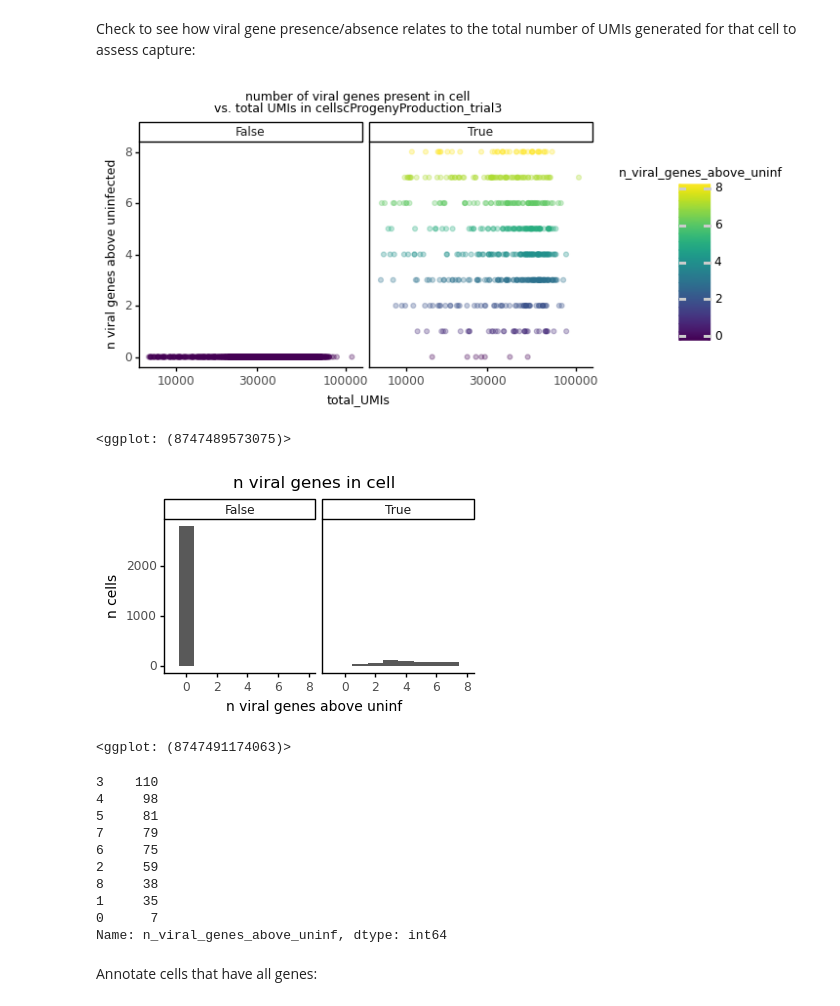
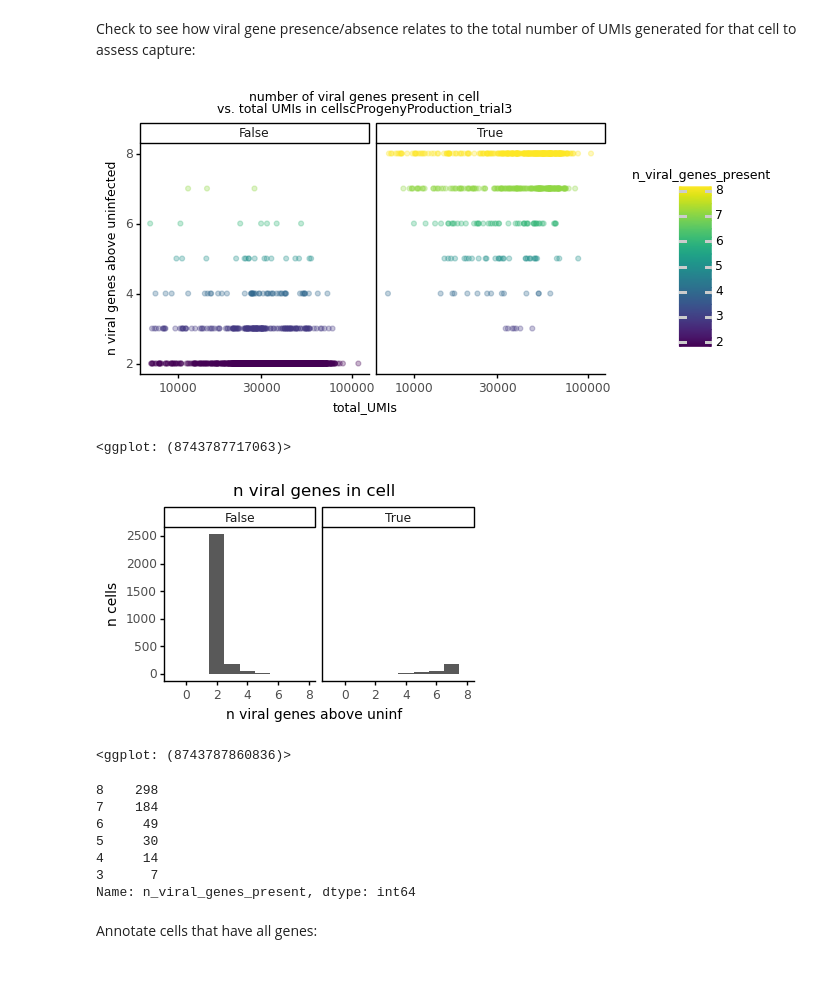
Before and after one commit to jbloomlab/barcoded_flu_pdmH1N1, a Jupyter notebook: scProgenyProduction_analysis.py.ipynb, the cells around one changed output. Saved outputs shown, nothing was run; the diff lists cells and outputs as text; code cells hidden in the pictures; blank space fills up the shorter version.

```diff
--- a/scProgenyProduction_analysis.py.ipynb
+++ b/scProgenyProduction_analysis.py.ipynb
@@ -1170,10 +1231,13 @@ max_uninf
 # %%
 viral_gene_expression_long = pd.merge(
     left=viral_gene_expression_long,
-    right=max_uninf,
+    right=limit,
     on=['gene'],
     how='left'
     )
+
+viral_gene_expression_long['limit_UMIs'] = (viral_gene_expression_long['total_UMIs'] *
+                                            viral_gene_expression_long['limit_frac'])
 viral_gene_expression_long
 # %% [output]
 |  | cell_barcode | infected | infecting_viral_tag | total_UMIs | viral_UMIs | frac_viral_UMIs | gene | ... |
@@ -1194,4 +1255,0 @@ Finally, I will test whether each viral gene is expressed above the maximum back
-# %%
-viral_gene_expression_long['above_uninf'] = (viral_gene_expression_long['frac_UMIs'] >
-                                         viral_gene_expression_long['max_uninfected_frac'])
-viral_gene_expression_long
@@ -1211,0 +1258,11 @@ viral_gene_expression_long
+# %%
+p_cutoff = 0.05
+
+viral_gene_expression_long['uninfected_P'] = (
+    1 - scipy.stats.poisson.cdf(
+        k=viral_gene_expression_long['gene_UMIs'],
+        mu=viral_gene_expression_long['limit_UMIs']))
+
+viral_gene_expression_long['gene_present'] = (viral_gene_expression_long['uninfected_P'] < p_cutoff)
+
+viral_gene_expression_long
@@ -1260,9 +1403,9 @@ n_above_uninf = (pd.pivot_table(
            'infected',
            'infecting_viral_tag',
            'total_UMIs'],
-    values='above_uninf',
+    values='gene_present',
     aggfunc=numpy.sum)
                  .reset_index()
-                 .rename(columns={'above_uninf':'n_viral_genes_above_uninf'}))
+                 .rename(columns={'gene_present':'n_viral_genes_present'}))
 n_above_uninf
 # %% [output]
@@ -1284,28 +1446,28 @@ Check to see how viral gene presence/absence relates to the total number of UMIs
 # %%
 fig = (p9.ggplot(n_above_uninf,
                  p9.aes(x='total_UMIs',
-                        y='n_viral_genes_above_uninf',
-                        color='n_viral_genes_above_uninf')) +
+                        y='n_viral_genes_present',
+                        color='n_viral_genes_present')) +
        p9.geom_point(alpha=0.3) +
        p9.facet_grid('~infected') +
        p9.ggtitle(f'number of viral genes present in cell\n'
                   f'vs. total UMIs in cell'
                   f'{expt}') +
        p9.scale_x_log10() +
        p9.labs(x='total_UMIs',
                y='n viral genes above uninfected') +
        p9.theme(figure_size=(6, 3),
                 plot_title=p9.element_text(size=9),
                 axis_title=p9.element_text(size=9),
                 legend_title=p9.element_text(size=9),
                 legend_title_align='center'))
 display(fig)
 # %% [output]
-[figure, old version]
+[figure, new version]
-<ggplot: (8747489573075)>
+<ggplot: (8743787717063)>
 # %%
 fig = (p9.ggplot(n_above_uninf,
-                 p9.aes(x='n_viral_genes_above_uninf')) +
+                 p9.aes(x='n_viral_genes_present')) +
        p9.geom_histogram(binwidth=1) +
        p9.xlim(-1,8)+
        p9.facet_grid('~infected') +
@@ -1319,21 +1481,18 @@ fig = (p9.ggplot(n_above_uninf,
                 legend_title_align='center'))
 display(fig)
 # %% [output]
-[figure, old version]
+[figure, new version]
-<ggplot: (8747491174063)>
+<ggplot: (8743787860836)>
 # %%
-n_above_uninf.query('infected == True')['n_viral_genes_above_uninf'].value_counts()
+n_above_uninf.query('infected == True')['n_viral_genes_present'].value_counts()
 # %% [output]
-3    110
-4     98
-5     81
-7     79
-6     75
-2     59
-8     38
-1     35
-0      7
-Name: n_viral_genes_above_uninf, dtype: int64
+8    298
+7    184
+6     49
+5     30
+4     14
+3      7
+Name: n_viral_genes_present, dtype: int64
 # %% [markdown]
 Annotate cells that have all genes:
 # %%
```
Also changed, not shown: parts of 55 cells of this notebook.
